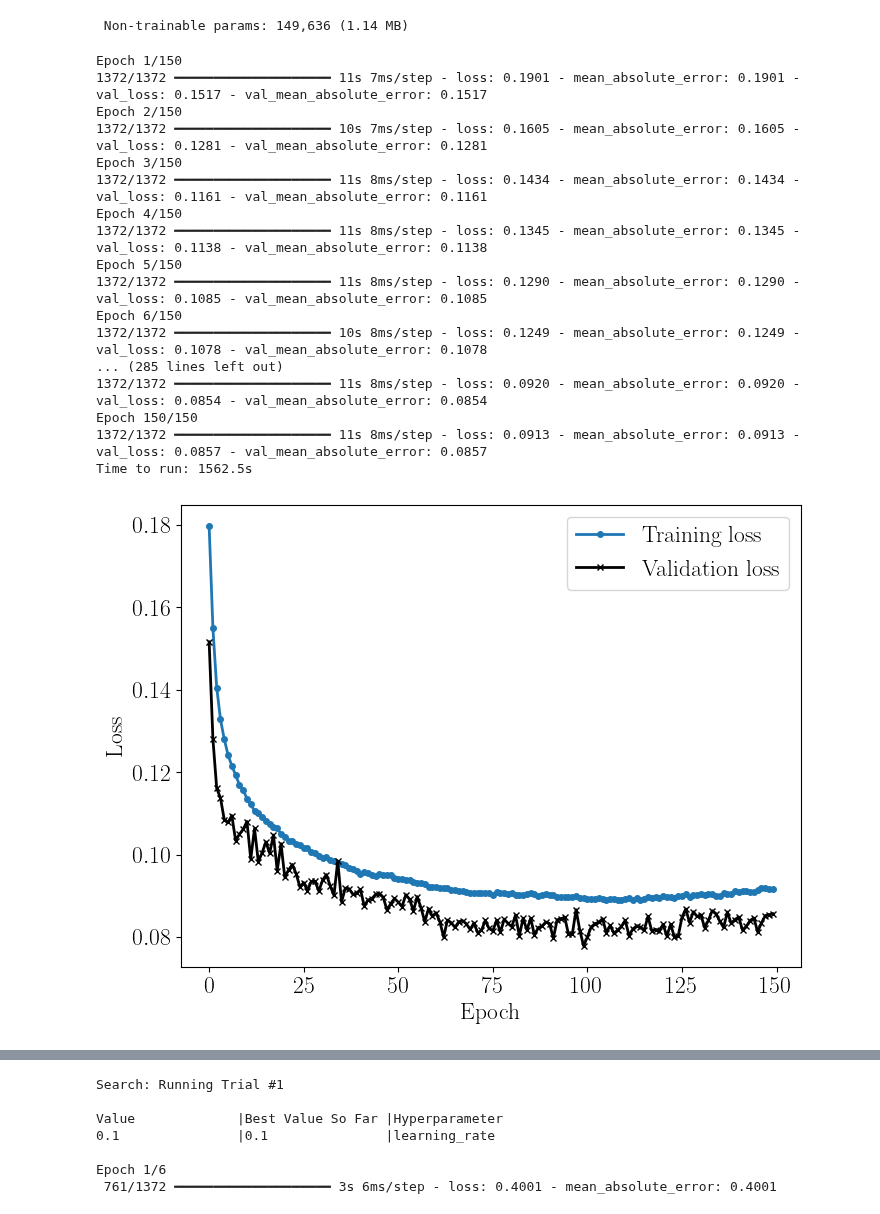
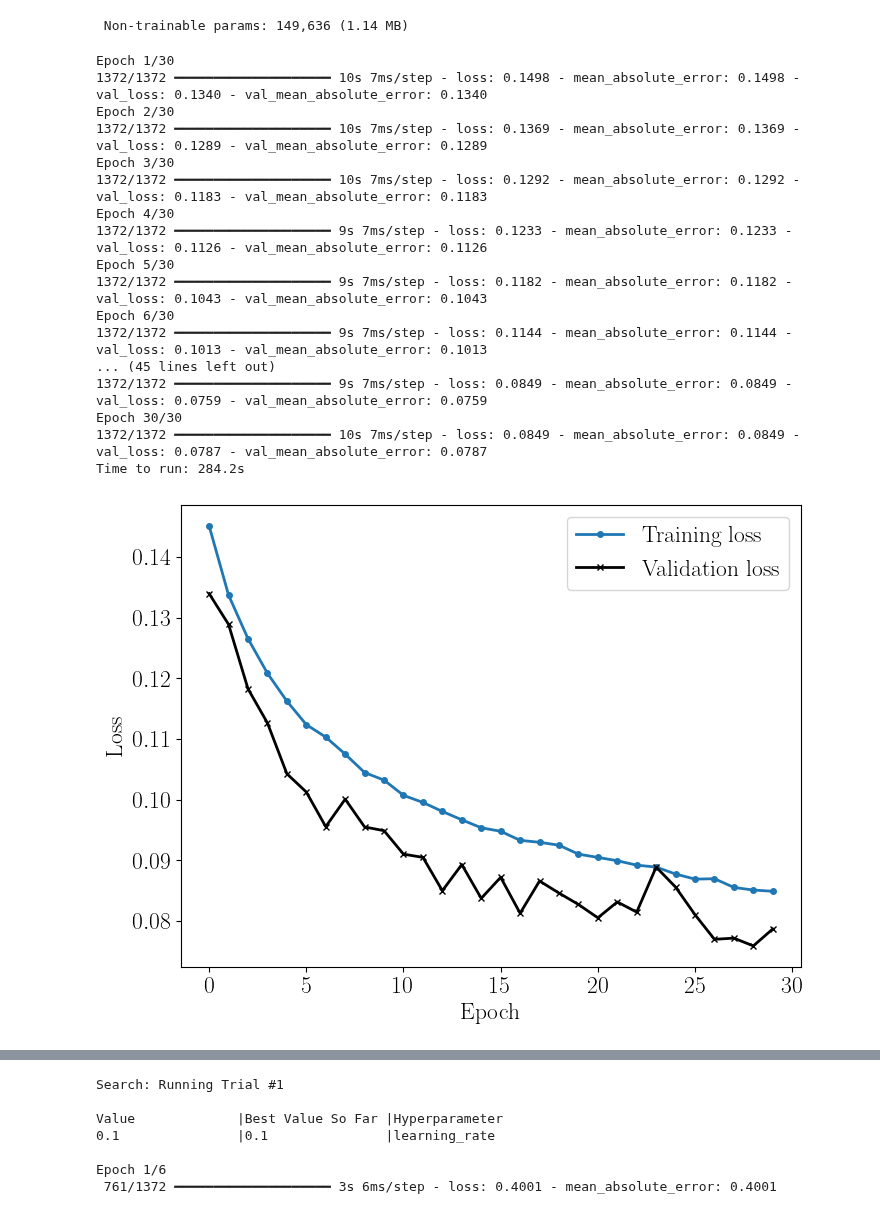
Before and after one commit to stommen/tif285-projects, a Jupyter notebook: project_2/project2_JHOS.ipynb, the cells around one changed output, grey strips where cells are left out. Drawn from its saved outputs; the diff is of its cells as text; code cells hidden in the pictures.

Commit message:
Tweaking models and updating subplots

```diff
--- a/project_2/project2_JHOS.ipynb
+++ b/project_2/project2_JHOS.ipynb
@@ -260,28 +305,31 @@ def training_models(model,epochs, train_data, val_data,regularize = False,earlys
 # %%
-epochs = 150
+epochs = 30
+
+history_dense,modelchoose_model_training('Dense','Dense',epochs)
+
 #history_cnn, model_cnn, t = training_models(model_CNN, epochs, train_dataset, val_dataset)
 
-history_dense, model_dense, _ =  training_models(model_5_Dense, epochs, train_dataset, val_dataset)
+#
 
-
+#history_lstm_2, model_lstm_2, t = training_models(lstm_model2, epochs, train_dataset, val_dataset,earlystop=True)
 #history, model, t = training_models(pre_trained_model, 100, 'mean_squared_error', 'mean_squared_error', 0.001, 10, train_dataset, val_dataset)
 # %% [output]
-Epoch 1/150
-1372/1372 ━━━━━━━━━━━━━━━━━━━━ 11s 7ms/step - loss: 0.1901 - mean_absolute_error: 0.1901 - val_loss: 0.1517 - val_mean_absolute_error: 0.1517
-Epoch 2/150
-1372/1372 ━━━━━━━━━━━━━━━━━━━━ 10s 7ms/step - loss: 0.1605 - mean_absolute_error: 0.1605 - val_loss: 0.1281 - val_mean_absolute_error: 0.1281
-Epoch 3/150
-1372/1372 ━━━━━━━━━━━━━━━━━━━━ 11s 8ms/step - loss: 0.1434 - mean_absolute_error: 0.1434 - val_loss: 0.1161 - val_mean_absolute_error: 0.1161
-Epoch 4/150
-1372/1372 ━━━━━━━━━━━━━━━━━━━━ 11s 8ms/step - loss: 0.1345 - mean_absolute_error: 0.1345 - val_loss: 0.1138 - val_mean_absolute_error: 0.1138
-Epoch 5/150
-1372/1372 ━━━━━━━━━━━━━━━━━━━━ 11s 8ms/step - loss: 0.1290 - mean_absolute_error: 0.1290 - val_loss: 0.1085 - val_mean_absolute_error: 0.1085
-Epoch 6/150
-1372/1372 ━━━━━━━━━━━━━━━━━━━━ 10s 8ms/step - loss: 0.1249 - mean_absolute_error: 0.1249 - val_loss: 0.1078 - val_mean_absolute_error: 0.1078
-... (285 lines left out)
-1372/1372 ━━━━━━━━━━━━━━━━━━━━ 11s 8ms/step - loss: 0.0920 - mean_absolute_error: 0.0920 - val_loss: 0.0854 - val_mean_absolute_error: 0.0854
-Epoch 150/150
-1372/1372 ━━━━━━━━━━━━━━━━━━━━ 11s 8ms/step - loss: 0.0913 - mean_absolute_error: 0.0913 - val_loss: 0.0857 - val_mean_absolute_error: 0.0857
-Time to run: 1562.5s
+Epoch 1/30
+1372/1372 ━━━━━━━━━━━━━━━━━━━━ 10s 7ms/step - loss: 0.1498 - mean_absolute_error: 0.1498 - val_loss: 0.1340 - val_mean_absolute_error: 0.1340
+Epoch 2/30
+1372/1372 ━━━━━━━━━━━━━━━━━━━━ 10s 7ms/step - loss: 0.1369 - mean_absolute_error: 0.1369 - val_loss: 0.1289 - val_mean_absolute_error: 0.1289
+Epoch 3/30
+1372/1372 ━━━━━━━━━━━━━━━━━━━━ 10s 7ms/step - loss: 0.1292 - mean_absolute_error: 0.1292 - val_loss: 0.1183 - val_mean_absolute_error: 0.1183
+Epoch 4/30
+1372/1372 ━━━━━━━━━━━━━━━━━━━━ 9s 7ms/step - loss: 0.1233 - mean_absolute_error: 0.1233 - val_loss: 0.1126 - val_mean_absolute_error: 0.1126
+Epoch 5/30
+1372/1372 ━━━━━━━━━━━━━━━━━━━━ 9s 7ms/step - loss: 0.1182 - mean_absolute_error: 0.1182 - val_loss: 0.1043 - val_mean_absolute_error: 0.1043
+Epoch 6/30
+1372/1372 ━━━━━━━━━━━━━━━━━━━━ 9s 7ms/step - loss: 0.1144 - mean_absolute_error: 0.1144 - val_loss: 0.1013 - val_mean_absolute_error: 0.1013
+... (45 lines left out)
+1372/1372 ━━━━━━━━━━━━━━━━━━━━ 9s 7ms/step - loss: 0.0849 - mean_absolute_error: 0.0849 - val_loss: 0.0759 - val_mean_absolute_error: 0.0759
+Epoch 30/30
+1372/1372 ━━━━━━━━━━━━━━━━━━━━ 10s 7ms/step - loss: 0.0849 - mean_absolute_error: 0.0849 - val_loss: 0.0787 - val_mean_absolute_error: 0.0787
+Time to run: 284.2s
 # %%
 def prediction(model, targets,data):
@@ -295,5 +343,5 @@ def prediction(model, targets,data):
 # %%
 # Plot the training curves
-plot_history(history_cnn, 'model_5_Dense', save_training_curves = False)
+plot_history(history_dense, 'model_5_Dense', save_training_curves = False)
 # %% [output]
-[figure, old version]
+[figure, new version]
```
Also changed, not shown: parts of 15 cells of this notebook.
